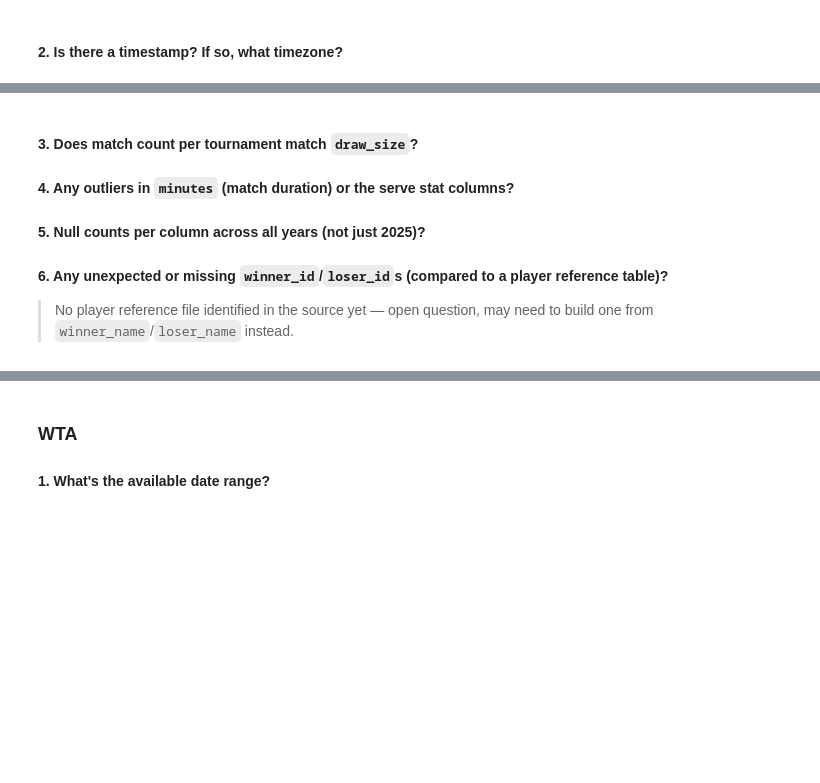
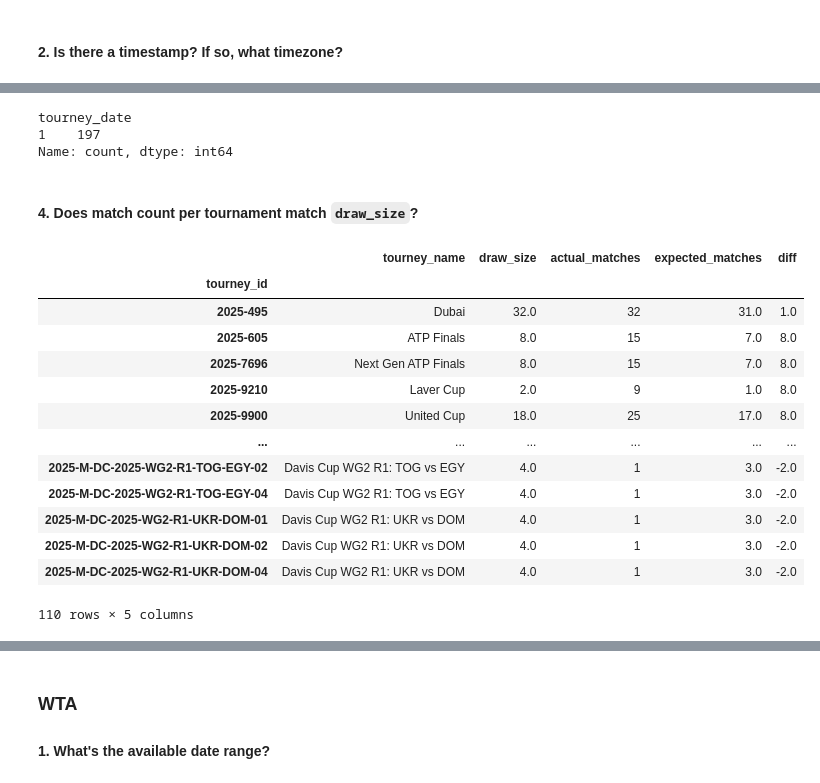
Before and after one commit to anajbellini/DataDeuce, a Jupyter notebook: analysis/source_profiling.ipynb, the cells around one changed output, grey strips where cells are left out. Drawn from its saved outputs; the diff is of its cells as text; code cells hidden in the pictures; blank space fills up the shorter version.

Commit message:
feat: profile draw_size mismatches, score outcomes, and duplicate rows
Co-Authored-By: Claude Sonnet 5 <noreply@anthropic.com>

```diff
--- a/analysis/source_profiling.ipynb
+++ b/analysis/source_profiling.ipynb
@@ -187,10 +194,35 @@ atp_2025["tourney_date"].head()
+# %%
+atp_2025.groupby("tourney_id")["tourney_date"].nunique().value_counts()
+# %% [output]
+tourney_date
+1    197
+Name: count, dtype: int64
 # %% [markdown]
-#### 3. Does match count per tournament match `draw_size`?
-
-#### 4. Any outliers in `minutes` (match duration) or the serve stat columns?
-
-#### 5. Null counts per column across all years (not just 2025)?
-
-#### 6. Any unexpected or missing `winner_id`/`loser_id`s (compared to a player reference table)?
-
-> No player reference file identified in the source yet — open question, may need to build one from `winner_name`/`loser_name` instead.
+#### 4. Does match count per tournament match `draw_size`?
+# %%
+atp_match_counts = atp_2025.groupby("tourney_id").agg(
+    tourney_name=("tourney_name", "first"),
+    draw_size=("draw_size", "first"),
+    actual_matches=("match_num", "size"),
+)
+atp_match_counts["expected_matches"] = atp_match_counts["draw_size"] - 1
+atp_match_counts["diff"] = (
+    atp_match_counts["actual_matches"] - atp_match_counts["expected_matches"]
+)
+
+atp_match_counts[atp_match_counts["diff"] != 0]
+# %% [output]
+|  | tourney_name | draw_size | actual_matches | expected_matches | diff |
+| tourney_id |  |  |  |  |  |
+| 2025-495 | Dubai | 32.0 | 32 | 31.0 | 1.0 |
+| 2025-605 | ATP Finals | 8.0 | 15 | 7.0 | 8.0 |
+| 2025-7696 | Next Gen ATP Finals | 8.0 | 15 | 7.0 | 8.0 |
+| 2025-9210 | Laver Cup | 2.0 | 9 | 1.0 | 8.0 |
+| 2025-9900 | United Cup | 18.0 | 25 | 17.0 | 8.0 |
+| ... | ... | ... | ... | ... | ... |
+| 2025-M-DC-2025-WG2-R1-TOG-EGY-02 | Davis Cup WG2 R1: TOG vs EGY | 4.0 | 1 | 3.0 | -2.0 |
+| 2025-M-DC-2025-WG2-R1-TOG-EGY-04 | Davis Cup WG2 R1: TOG vs EGY | 4.0 | 1 | 3.0 | -2.0 |
+| 2025-M-DC-2025-WG2-R1-UKR-DOM-01 | Davis Cup WG2 R1: UKR vs DOM | 4.0 | 1 | 3.0 | -2.0 |
+| 2025-M-DC-2025-WG2-R1-UKR-DOM-02 | Davis Cup WG2 R1: UKR vs DOM | 4.0 | 1 | 3.0 | -2.0 |
+| 2025-M-DC-2025-WG2-R1-UKR-DOM-04 | Davis Cup WG2 R1: UKR vs DOM | 4.0 | 1 | 3.0 | -2.0 |
+110 rows × 5 columns
```
Also changed, not shown: parts of 30 cells of this notebook.
